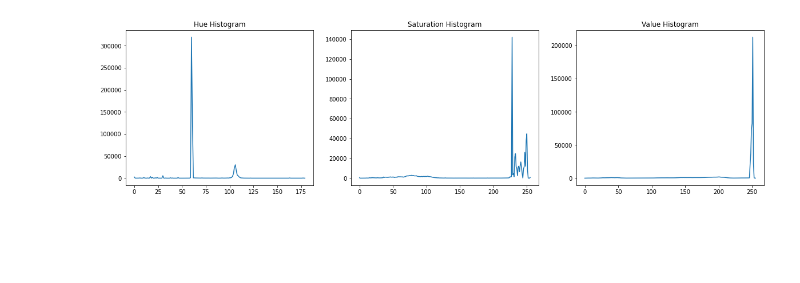
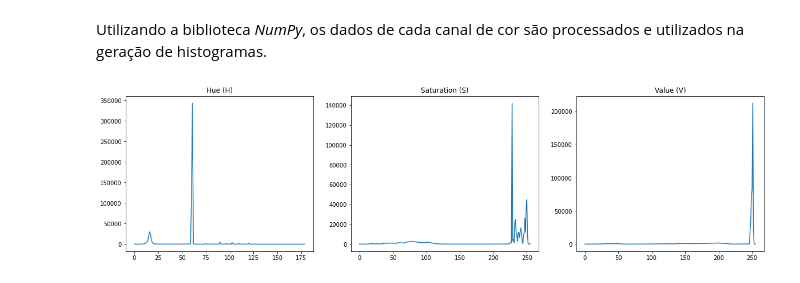
Before and after one commit to JV-Amorim/background-swapper, a Jupyter notebook: background-swapper.ipynb, the cells around one changed output. Drawn from its saved outputs; the diff is of its cells as text; code cells hidden in the pictures; blank space fills up the shorter version.

```diff
--- a/background-swapper.ipynb
+++ b/background-swapper.ipynb
@@ -11,0 +17,4 @@ plt.imshow(rgb_img)
+# %%
+INPUT_IMG_PATH = 'input/vandamme3.jpg'
+BACKGROUND_IMG_PATH = 'input/background2.jpg'
+OUTPUT_IMG_DIR = 'output/'
@@ -11,0 +25,6 @@ plt.imshow(rgb_img)
+# %%
+input_img = cv2.imread(INPUT_IMG_PATH)
+
+plt.title('Imagem de Entrada')
+plt.imshow(cv2.cvtColor(input_img, cv2.COLOR_BGR2RGB))
+plt.show()
@@ -12,25 +37,27 @@ plt.imshow(rgb_img)
 # %%
-hsv_img = cv2.cvtColor(rgb_img, cv2.COLOR_BGR2HSV)
-h_channel, s_channel, v_channel = cv2.split(hsv_img)
+hsv_input_img = cv2.cvtColor(input_img, cv2.COLOR_BGR2HSV)
+h_channel, s_channel, v_channel = cv2.split(hsv_input_img)
+# %% [markdown]
+Utilizando a biblioteca _NumPy_, os dados de cada canal de cor são processados e utilizados na geração de histogramas.
 # %%
-def generate_np_histogram(values, bins=256):
+def generate_numpy_histogram(values, bins=256):
   histogram, _ = np.histogram(values, bins)
   return histogram
 
 plt.figure(figsize=[20, 5])
 
 plt.subplot(131)
-plt.plot(generate_np_histogram(h_channel, 180))
-plt.title('Hue Histogram')
+plt.plot(generate_numpy_histogram(h_channel, 180))
+plt.title('Hue (H)')
 
 plt.subplot(132)
-plt.plot(generate_np_histogram(s_channel))
-plt.title('Saturation Histogram')
+plt.plot(generate_numpy_histogram(s_channel))
+plt.title('Saturation (S)')
 
 plt.subplot(133)
-plt.plot(generate_np_histogram(v_channel))
-plt.title('Value Histogram')
+plt.plot(generate_numpy_histogram(v_channel))
+plt.title('Value (V)')
 
 plt.show()
 # %% [output]
-[figure, old version]
+[figure, new version]
```
Also changed, not shown: parts of 16 cells of this notebook, 8 other files.
